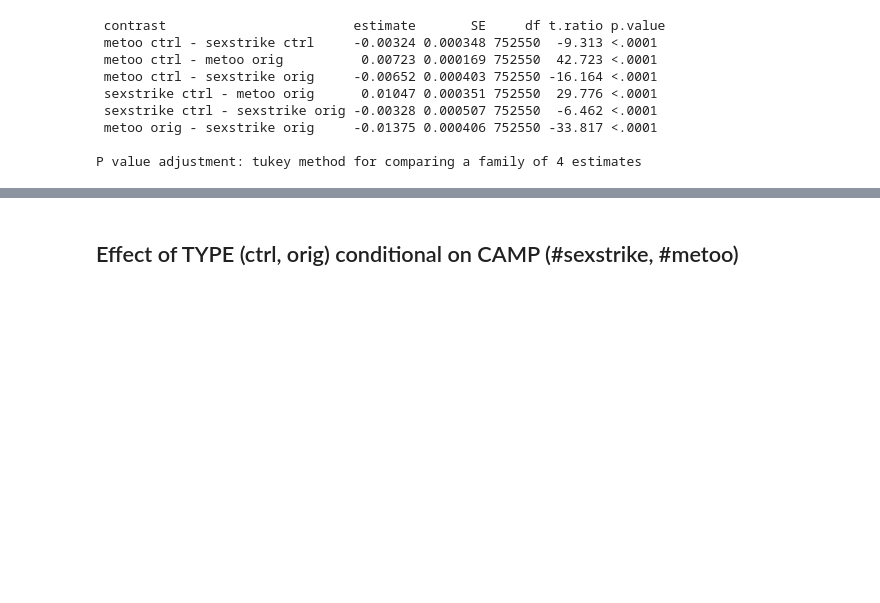
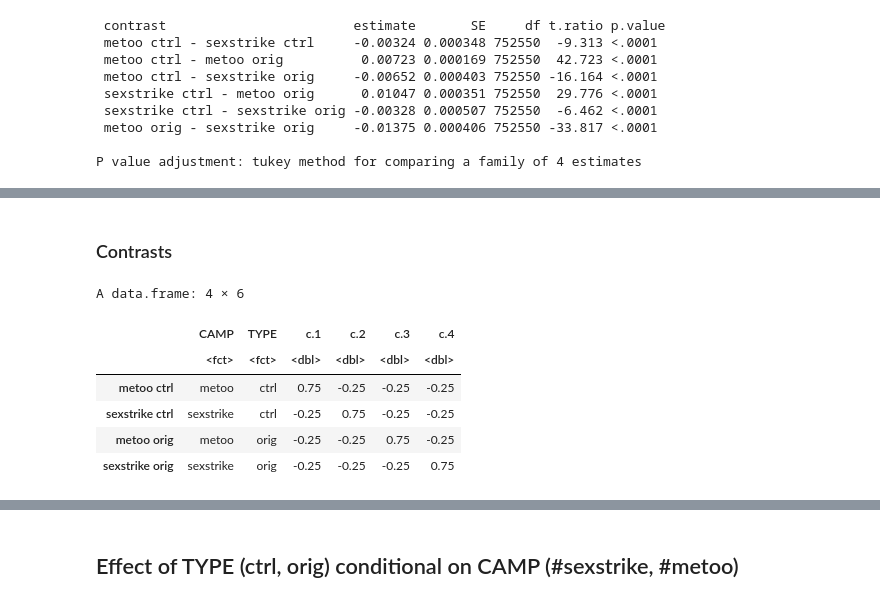
Before and after one commit to deepsensemaking/gdsm, a Jupyter notebook: t1006_output_eR__002_aov_4__unstacked.ipynb, the cells around one changed output, grey strips where cells are left out. Saved outputs shown, nothing was run; the diff lists cells and outputs as text; code cells hidden in the pictures; blank space fills up the shorter version.

```diff
--- a/t1006_output_eR__002_aov_4__unstacked.ipynb
+++ b/t1006_output_eR__002_aov_4__unstacked.ipynb
@@ -308,0 +378,12 @@ P value adjustment: tukey method for comparing a family of 4 estimates
+# %% [markdown]
+### Contrasts
+# %%
+coef(contrast(a2ag01PrcEm1))
+# %% [output]
+A data.frame: 4 × 6
+|  | CAMP | TYPE | c.1 | c.2 | c.3 | c.4 |
+|  | <fct> | <fct> | <dbl> | <dbl> | <dbl> | <dbl> |
+| metoo ctrl | metoo | ctrl | 0.75 | -0.25 | -0.25 | -0.25 |
+| sexstrike ctrl | sexstrike | ctrl | -0.25 | 0.75 | -0.25 | -0.25 |
+| metoo orig | metoo | orig | -0.25 | -0.25 | 0.75 | -0.25 |
+| sexstrike orig | sexstrike | orig | -0.25 | -0.25 | -0.25 | 0.75 |
```
Also changed, not shown: parts of 15 cells of this notebook, 1 other file.
